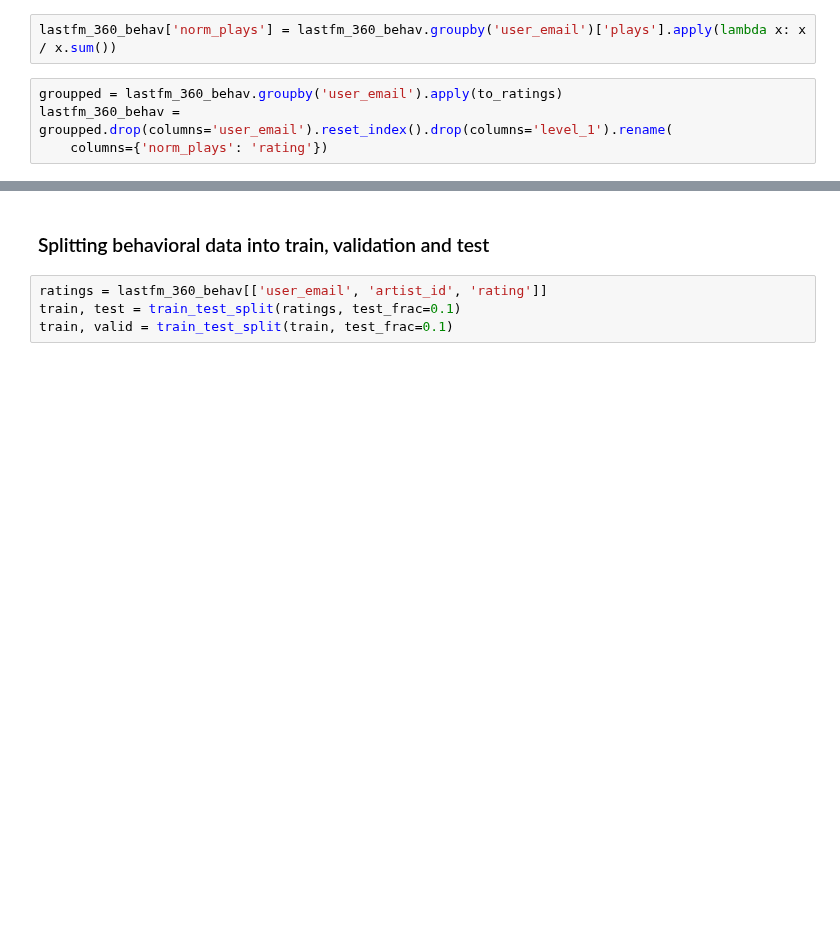
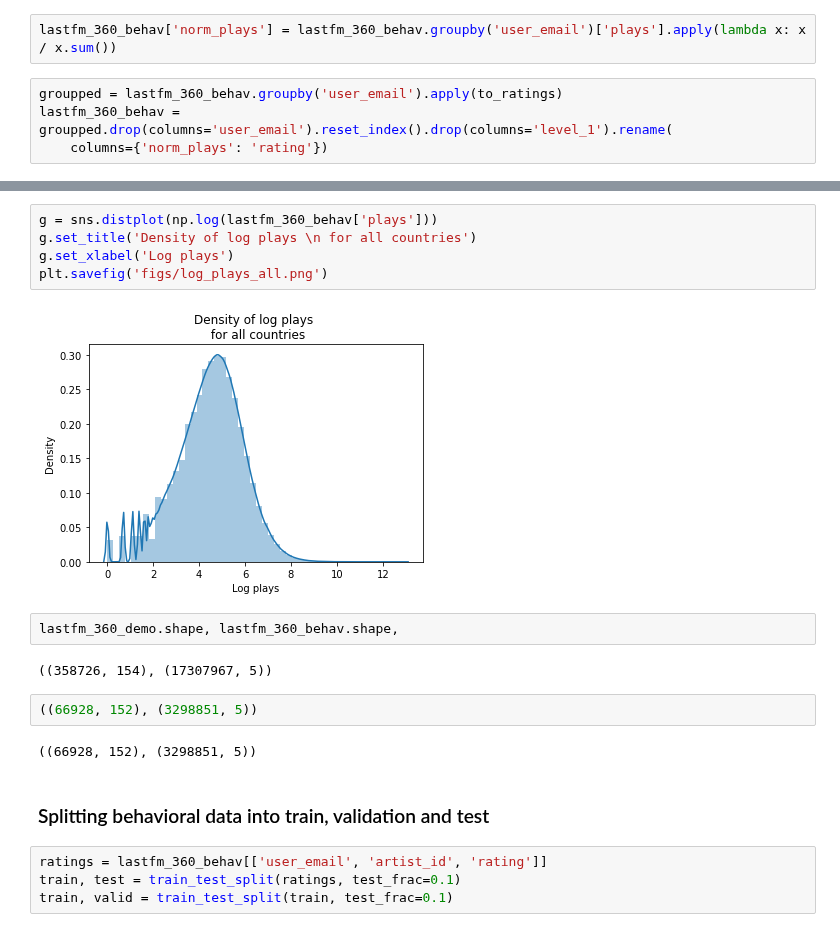
Before and after one commit to TimofeevAlex/LastFM, a Jupyter notebook: preprocessing.ipynb, the cells around one changed output, grey strips where cells are left out. Drawn from its saved outputs; the diff is of its cells as text; blank space fills up the shorter version.

```diff
--- a/preprocessing.ipynb
+++ b/preprocessing.ipynb
@@ -263,3 +270,18 @@ sns.distplot(lastfm_360_behav['rating'])
+# %%
+g = sns.distplot(np.log(lastfm_360_behav['plays']))
+g.set_title('Density of log plays \n for all countries')
+g.set_xlabel('Log plays')
+plt.savefig('figs/log_plays_all.png')
+# %% [output]
+[figure, added]
+# %%
+lastfm_360_demo.shape, lastfm_360_behav.shape,
+# %% [output]
+((358726, 154), (17307967, 5))
+# %%
+((66928, 152), (3298851, 5))
+# %% [output]
+((66928, 152), (3298851, 5))
 # %% [markdown]
 ### Splitting behavioral data into train, validation and test
 # %%
```
Also changed, not shown: parts of 12 cells of this notebook, 2 other files.
